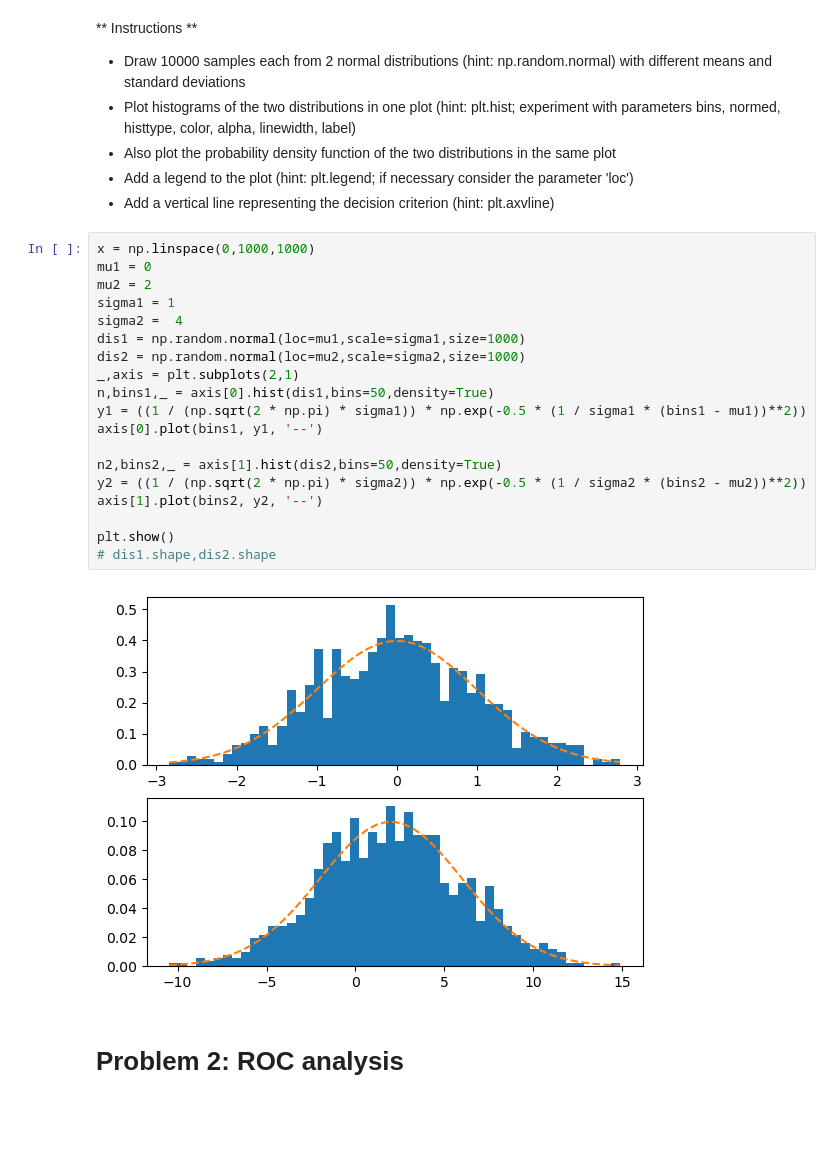
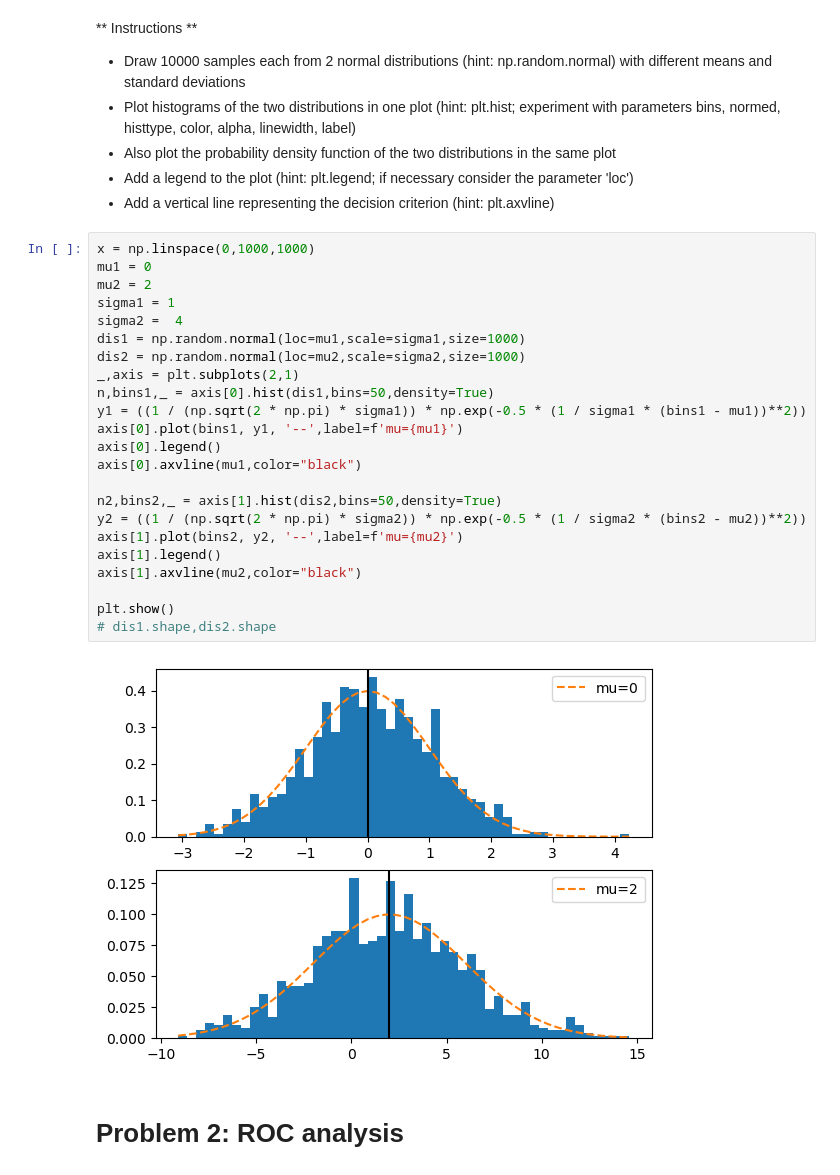
Before and after one commit to ejejeieei/CCNSS, a Jupyter notebook: ccnss2017_students-master/ccnss2017_students-master/module1/1_signal_detection_theory/signal_detection_theory.ipynb, the cells around one changed output. Drawn from its saved outputs; the diff is of its cells as text; blank space fills up the shorter version.

```diff
--- a/ccnss2017_students-master/ccnss2017_students-master/module1/1_signal_detection_theory/signal_detection_theory.ipynb
+++ b/ccnss2017_students-master/ccnss2017_students-master/module1/1_signal_detection_theory/signal_detection_theory.ipynb
@@ -44,24 +44,28 @@ As you go along, return here and add any additional module that is needed
 # %%
 x = np.linspace(0,1000,1000)
 mu1 = 0
 mu2 = 2
 sigma1 = 1
 sigma2 =  4
 dis1 = np.random.normal(loc=mu1,scale=sigma1,size=1000)
 dis2 = np.random.normal(loc=mu2,scale=sigma2,size=1000)
 _,axis = plt.subplots(2,1)
 n,bins1,_ = axis[0].hist(dis1,bins=50,density=True)
 y1 = ((1 / (np.sqrt(2 * np.pi) * sigma1)) * np.exp(-0.5 * (1 / sigma1 * (bins1 - mu1))**2))
-axis[0].plot(bins1, y1, '--')
+axis[0].plot(bins1, y1, '--',label=f'mu={mu1}')
+axis[0].legend()
+axis[0].axvline(mu1,color="black")
 
 n2,bins2,_ = axis[1].hist(dis2,bins=50,density=True)
 y2 = ((1 / (np.sqrt(2 * np.pi) * sigma2)) * np.exp(-0.5 * (1 / sigma2 * (bins2 - mu2))**2))
-axis[1].plot(bins2, y2, '--')
+axis[1].plot(bins2, y2, '--',label=f'mu={mu2}')
+axis[1].legend()
+axis[1].axvline(mu2,color="black")
 
 plt.show()
 # dis1.shape,dis2.shape
 # %% [output]
-[figure, old version]
+[figure, new version]
 # %% [markdown]
 # Problem 2: ROC analysis
 # %% [markdown]
```
Also changed, not shown: parts of 4 cells of this notebook.
